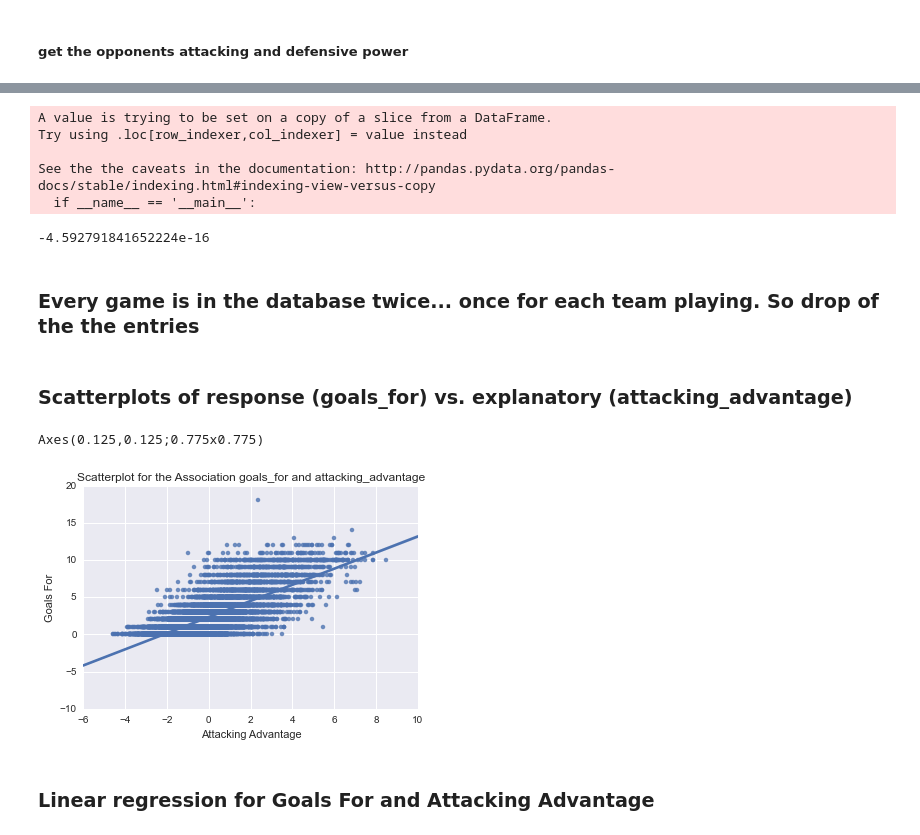
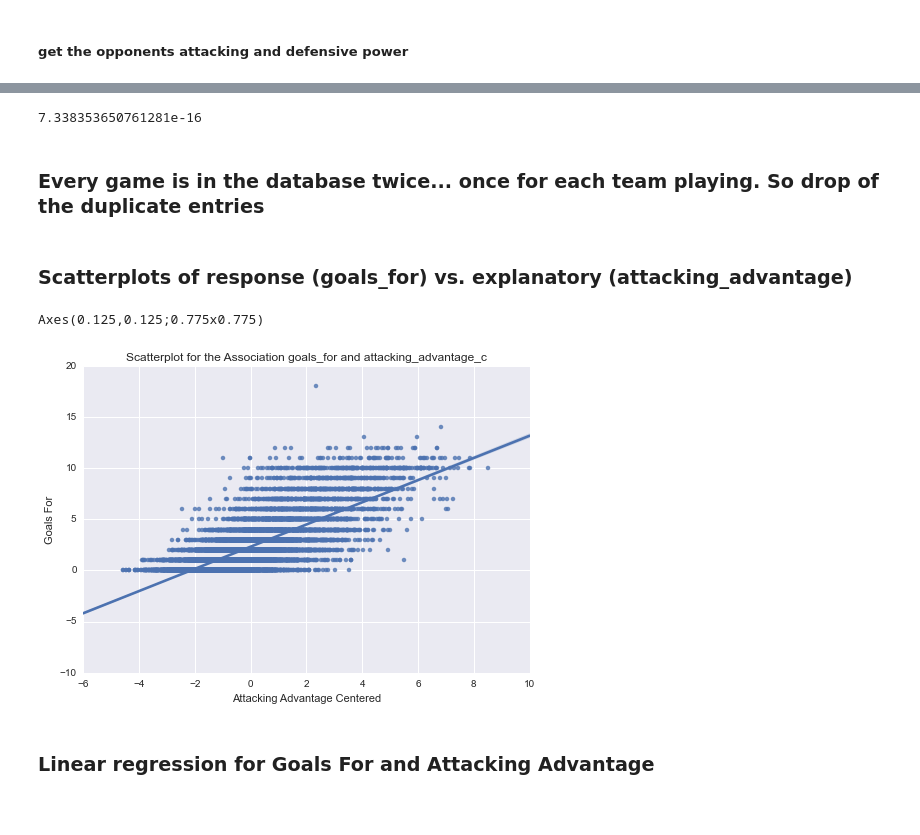
Before and after one commit to dafwilli/Regression-in-Practice, a Jupyter notebook: SimpleRegression.ipynb, the cells around one changed output, grey strips where cells are left out. Drawn from its saved outputs; the diff is of its cells as text; code cells hidden in the pictures.

```diff
--- a/SimpleRegression.ipynb
+++ b/SimpleRegression.ipynb
@@ -34,7 +36,3 @@ import statsmodels.formula.api as smf
 ### Load the data
 # %%
 games = pd.read_csv('merged_data.csv')
-# %%
-games = games.drop_duplicates()
-# %%
-games.index = range(len(games))
@@ -263,3 +219,2 @@ games[games.team=='Durango']
 # %%
 games['attacking_advantage'] = games['final_att_pwr']+games['opp_def_pwr']
-games['defensive_advantage'] = -1*(games['final_def_pwr']+games['opp_att_pwr'])
@@ -266,30 +223,24 @@ games['defensive_advantage'] = -1*(games['final_def_pwr']+games['opp_att_pwr'])
 # %%
 games['attacking_advantage_c'] = games['attacking_advantage'] - games['attacking_advantage'].mean()
-# %% [output]
-A value is trying to be set on a copy of a slice from a DataFrame.
-Try using .loc[row_indexer,col_indexer] = value instead
-
-See the the caveats in the documentation: http://pandas.pydata.org/pandas-docs/stable/indexing.html#indexing-view-versus-copy
-  if __name__ == '__main__':
 # %%
 games['attacking_advantage_c'].mean()
 # %% [output]
--4.592791841652224e-16
+7.338353650761281e-16
 # %% [markdown]
-### Every game is in the database twice... once for each team playing.  So drop of the the entries
+### Every game is in the database twice... once for each team playing.  So drop of the duplicate entries
 # %%
 games = games.drop_duplicates(subset='contest_id',take_last=True)
 # %% [markdown]
 ### Scatterplots of response (goals_for) vs. explanatory (attacking_advantage)
 # %%
 scat1 = sns.regplot(x="attacking_advantage_c", y="goals_for", scatter=True, order=1, data=games)
-plt.xlabel('Attacking Advantage')
+plt.xlabel('Attacking Advantage Centered')
 plt.ylabel('Goals For')
-plt.title ('Scatterplot for the Association goals_for and attacking_advantage')
+plt.title ('Scatterplot for the Association goals_for and attacking_advantage_c')
 print(scat1)
 # %% [output]
 Axes(0.125,0.125;0.775x0.775)
-[figure, old version]
+[figure, new version]
 # %% [markdown]
 ### Linear regression for Goals For and Attacking Advantage
 # %%
```
Also changed, not shown: parts of 22 cells of this notebook.
